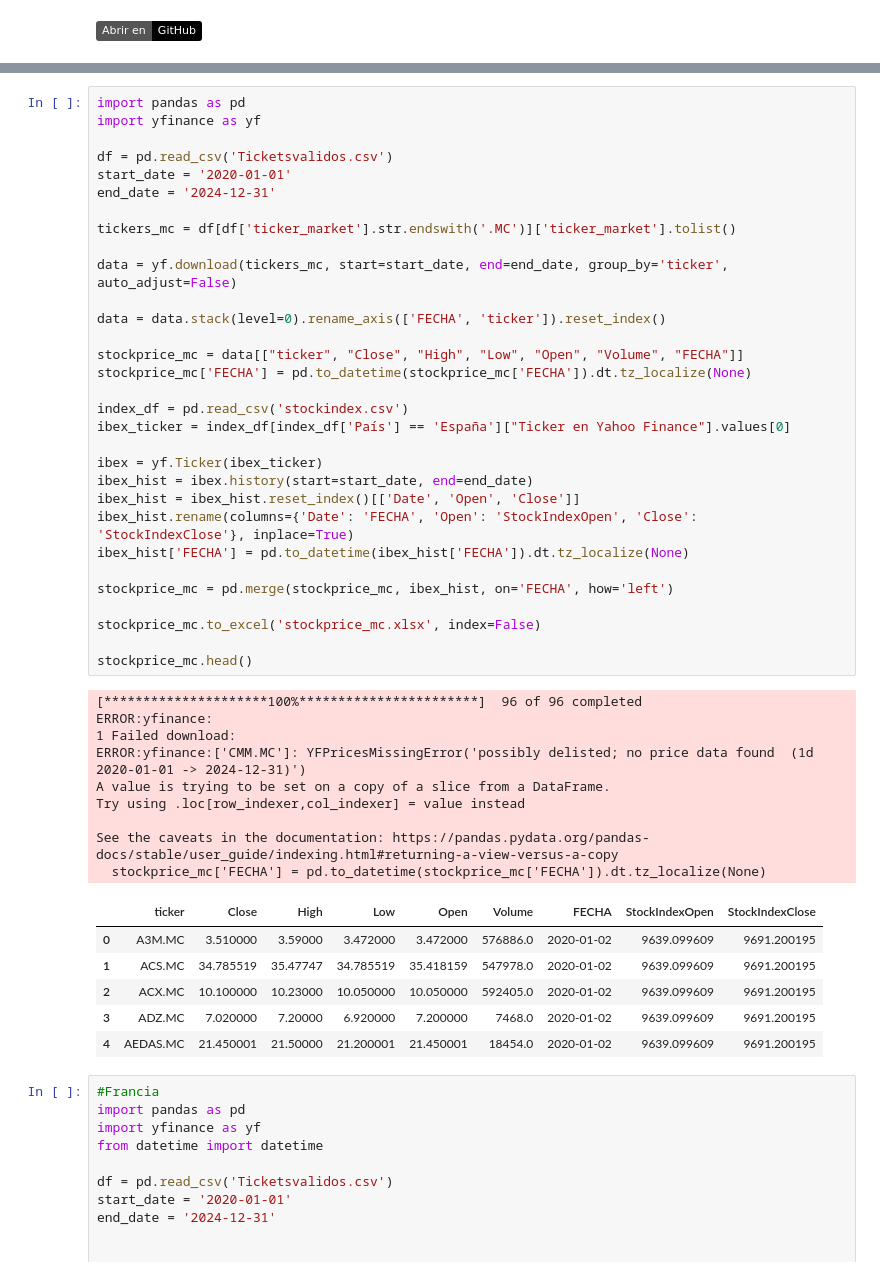
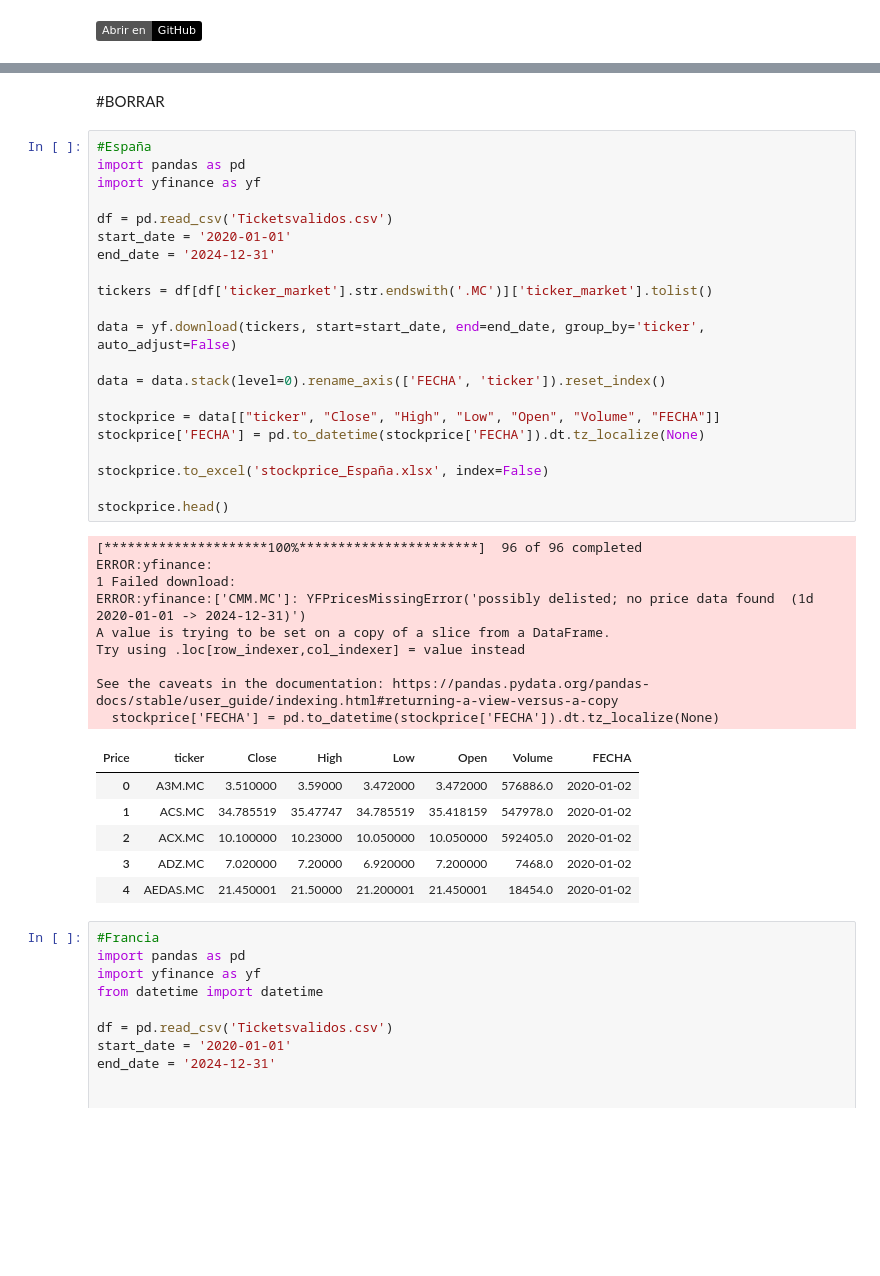
Before and after one commit to TFMUCM01/TFM, a Jupyter notebook: Data IBEX 35/StockPrice.ipynb, the cells around one changed output, grey strips where cells are left out. Saved outputs shown, nothing was run; the diff lists cells and outputs as text; badges without logos; blank space fills up the shorter version.

```diff
--- a/Data IBEX 35/StockPrice.ipynb
+++ b/Data IBEX 35/StockPrice.ipynb
@@ -7,50 +96,42 @@
+# %% [markdown]
+#BORRAR
 # %%
+#España
 import pandas as pd
 import yfinance as yf
 
 df = pd.read_csv('Ticketsvalidos.csv')
 start_date = '2020-01-01'
 end_date = '2024-12-31'
 
-tickers_mc = df[df['ticker_market'].str.endswith('.MC')]['ticker_market'].tolist()
+tickers = df[df['ticker_market'].str.endswith('.MC')]['ticker_market'].tolist()
 
-data = yf.download(tickers_mc, start=start_date, end=end_date, group_by='ticker', auto_adjust=False)
+data = yf.download(tickers, start=start_date, end=end_date, group_by='ticker', auto_adjust=False)
 
 data = data.stack(level=0).rename_axis(['FECHA', 'ticker']).reset_index()
 
-stockprice_mc = data[["ticker", "Close", "High", "Low", "Open", "Volume", "FECHA"]]
-stockprice_mc['FECHA'] = pd.to_datetime(stockprice_mc['FECHA']).dt.tz_localize(None)
+stockprice = data[["ticker", "Close", "High", "Low", "Open", "Volume", "FECHA"]]
+stockprice['FECHA'] = pd.to_datetime(stockprice['FECHA']).dt.tz_localize(None)
 
-index_df = pd.read_csv('stockindex.csv')
-ibex_ticker = index_df[index_df['País'] == 'España']["Ticker en Yahoo Finance"].values[0]
+stockprice.to_excel('stockprice_España.xlsx', index=False)
 
-ibex = yf.Ticker(ibex_ticker)
-ibex_hist = ibex.history(start=start_date, end=end_date)
-ibex_hist = ibex_hist.reset_index()[['Date', 'Open', 'Close']]
-ibex_hist.rename(columns={'Date': 'FECHA', 'Open': 'StockIndexOpen', 'Close': 'StockIndexClose'}, inplace=True)
-ibex_hist['FECHA'] = pd.to_datetime(ibex_hist['FECHA']).dt.tz_localize(None)
-
-stockprice_mc = pd.merge(stockprice_mc, ibex_hist, on='FECHA', how='left')
-
-stockprice_mc.to_excel('stockprice_mc.xlsx', index=False)
-
-stockprice_mc.head()
+stockprice.head()
 # %% [output]
 [*********************100%***********************]  96 of 96 completed
 ERROR:yfinance:
 1 Failed download:
 ERROR:yfinance:['CMM.MC']: YFPricesMissingError('possibly delisted; no price data found  (1d 2020-01-01 -> 2024-12-31)')
 A value is trying to be set on a copy of a slice from a DataFrame.
 Try using .loc[row_indexer,col_indexer] = value instead
 
 See the caveats in the documentation: https://pandas.pydata.org/pandas-docs/stable/user_guide/indexing.html#returning-a-view-versus-a-copy
-  stockprice_mc['FECHA'] = pd.to_datetime(stockprice_mc['FECHA']).dt.tz_localize(None)
+  stockprice['FECHA'] = pd.to_datetime(stockprice['FECHA']).dt.tz_localize(None)
-|  | ticker | Close | High | Low | Open | Volume | FECHA | StockIndexOpen | StockIndexClose |
-| 0 | A3M.MC | 3.510000 | 3.59000 | 3.472000 | 3.472000 | 576886.0 | 2020-01-02 | 9639.099609 | 9691.200195 |
-| 1 | ACS.MC | 34.785519 | 35.47747 | 34.785519 | 35.418159 | 547978.0 | 2020-01-02 | 9639.099609 | 9691.200195 |
-| 2 | ACX.MC | 10.100000 | 10.23000 | 10.050000 | 10.050000 | 592405.0 | 2020-01-02 | 9639.099609 | 9691.200195 |
-| 3 | ADZ.MC | 7.020000 | 7.20000 | 6.920000 | 7.200000 | 7468.0 | 2020-01-02 | 9639.099609 | 9691.200195 |
-| 4 | AEDAS.MC | 21.450001 | 21.50000 | 21.200001 | 21.450001 | 18454.0 | 2020-01-02 | 9639.099609 | 9691.200195 |
+| Price | ticker | Close | High | Low | Open | Volume | FECHA |
+| 0 | A3M.MC | 3.510000 | 3.59000 | 3.472000 | 3.472000 | 576886.0 | 2020-01-02 |
+| 1 | ACS.MC | 34.785519 | 35.47747 | 34.785519 | 35.418159 | 547978.0 | 2020-01-02 |
+| 2 | ACX.MC | 10.100000 | 10.23000 | 10.050000 | 10.050000 | 592405.0 | 2020-01-02 |
+| 3 | ADZ.MC | 7.020000 | 7.20000 | 6.920000 | 7.200000 | 7468.0 | 2020-01-02 |
+| 4 | AEDAS.MC | 21.450001 | 21.50000 | 21.200001 | 21.450001 | 18454.0 | 2020-01-02 |
 # %%
 #Francia
 import pandas as pd
```
Also changed, not shown: parts of 1 cell of this notebook.
